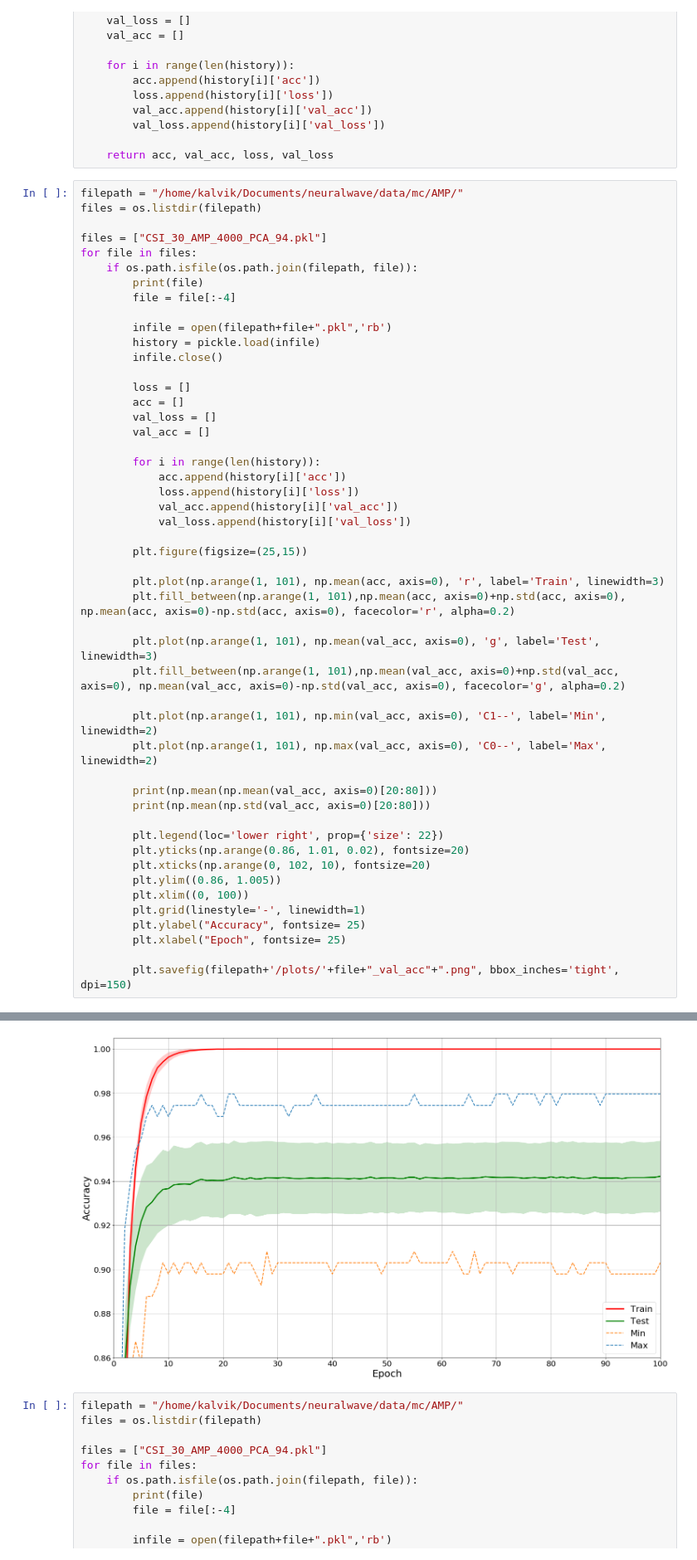
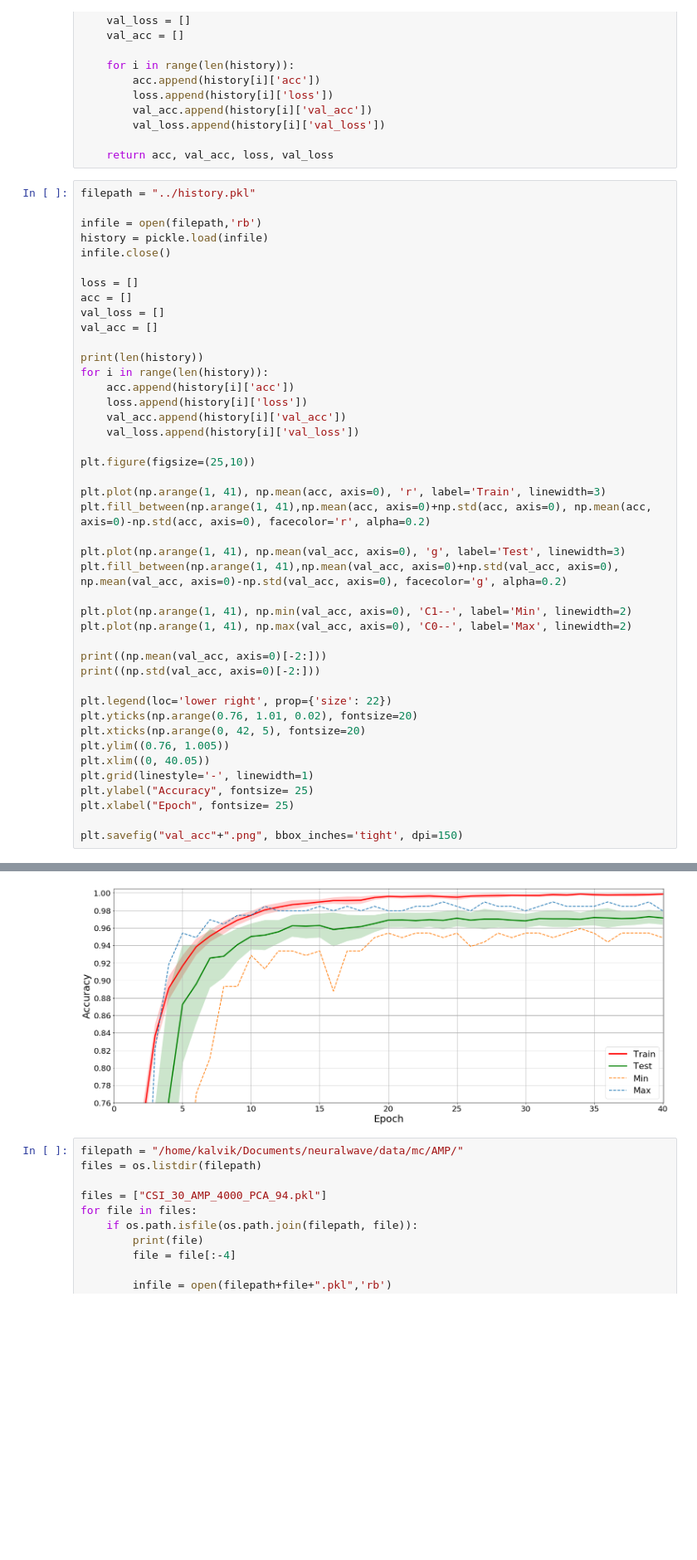
Before and after one commit to akarshp28/neuralwave, a Jupyter notebook: tools/plot_history.ipynb, the cells around one changed output, grey strips where cells are left out. Shown: that part at 83% size. Drawn from its saved outputs; the diff is of its cells as text; blank space fills up the shorter version.

```diff
--- a/tools/plot_history.ipynb
+++ b/tools/plot_history.ipynb
@@ -22,52 +22,46 @@ def get_history(filepath):
 
     return acc, val_acc, loss, val_loss
 # %%
-filepath = "/home/kalvik/Documents/neuralwave/data/mc/AMP/"
-files = os.listdir(filepath)
+filepath = "../history.pkl"
 
-files = ["CSI_30_AMP_4000_PCA_94.pkl"]
-for file in files:
-    if os.path.isfile(os.path.join(filepath, file)):
-        print(file)
-        file = file[:-4]
+infile = open(filepath,'rb')
+history = pickle.load(infile)
+infile.close()
 
-        infile = open(filepath+file+".pkl",'rb')
-        history = pickle.load(infile)
-        infile.close()
+loss = []
+acc = []
+val_loss = []
+val_acc = []
 
-        loss = []
-        acc = []
-        val_loss = []
-        val_acc = []
+print(len(history))
+for i in range(len(history)):
+    acc.append(history[i]['acc'])
+    loss.append(history[i]['loss'])
+    val_acc.append(history[i]['val_acc'])
+    val_loss.append(history[i]['val_loss'])
 
-        for i in range(len(history)):
-            acc.append(history[i]['acc'])
-            loss.append(history[i]['loss'])
-            val_acc.append(history[i]['val_acc'])
-            val_loss.append(history[i]['val_loss'])
+plt.figure(figsize=(25,10))
 
-        plt.figure(figsize=(25,15))
+plt.plot(np.arange(1, 41), np.mean(acc, axis=0), 'r', label='Train', linewidth=3)
+plt.fill_between(np.arange(1, 41),np.mean(acc, axis=0)+np.std(acc, axis=0), np.mean(acc, axis=0)-np.std(acc, axis=0), facecolor='r', alpha=0.2)
 
-        plt.plot(np.arange(1, 101), np.mean(acc, axis=0), 'r', label='Train', linewidth=3)
-        plt.fill_between(np.arange(1, 101),np.mean(acc, axis=0)+np.std(acc, axis=0), np.mean(acc, axis=0)-np.std(acc, axis=0), facecolor='r', alpha=0.2)
+plt.plot(np.arange(1, 41), np.mean(val_acc, axis=0), 'g', label='Test', linewidth=3)
+plt.fill_between(np.arange(1, 41),np.mean(val_acc, axis=0)+np.std(val_acc, axis=0), np.mean(val_acc, axis=0)-np.std(val_acc, axis=0), facecolor='g', alpha=0.2)
 
-        plt.plot(np.arange(1, 101), np.mean(val_acc, axis=0), 'g', label='Test', linewidth=3)
-        plt.fill_between(np.arange(1, 101),np.mean(val_acc, axis=0)+np.std(val_acc, axis=0), np.mean(val_acc, axis=0)-np.std(val_acc, axis=0), facecolor='g', alpha=0.2)
+plt.plot(np.arange(1, 41), np.min(val_acc, axis=0), 'C1--', label='Min', linewidth=2)
+plt.plot(np.arange(1, 41), np.max(val_acc, axis=0), 'C0--', label='Max', linewidth=2)
 
-        plt.plot(np.arange(1, 101), np.min(val_acc, axis=0), 'C1--', label='Min', linewidth=2)
-        plt.plot(np.arange(1, 101), np.max(val_acc, axis=0), 'C0--', label='Max', linewidth=2)
+print((np.mean(val_acc, axis=0)[-2:]))
+print((np.std(val_acc, axis=0)[-2:]))
 
-        print(np.mean(np.mean(val_acc, axis=0)[20:80]))
-        print(np.mean(np.std(val_acc, axis=0)[20:80]))
+plt.legend(loc='lower right', prop={'size': 22})
+plt.yticks(np.arange(0.76, 1.01, 0.02), fontsize=20)
+plt.xticks(np.arange(0, 42, 5), fontsize=20)
+plt.ylim((0.76, 1.005))
+plt.xlim((0, 40.05))
+plt.grid(linestyle='-', linewidth=1)
+plt.ylabel("Accuracy", fontsize= 25)
+plt.xlabel("Epoch", fontsize= 25)
 
-        plt.legend(loc='lower right', prop={'size': 22})
-        plt.yticks(np.arange(0.86, 1.01, 0.02), fontsize=20)
-        plt.xticks(np.arange(0, 102, 10), fontsize=20)
-        plt.ylim((0.86, 1.005))
-        plt.xlim((0, 100))
-        plt.grid(linestyle='-', linewidth=1)
-        plt.ylabel("Accuracy", fontsize= 25)
-        plt.xlabel("Epoch", fontsize= 25)
-
-        plt.savefig(filepath+'/plots/'+file+"_val_acc"+".png", bbox_inches='tight', dpi=150)
+plt.savefig("val_acc"+".png", bbox_inches='tight', dpi=150)
 # %% [output]
@@ -77,4 +71,4 @@ CSI_30_AMP_4000_PCA_94.pkl
-[figure, old version]
+[figure, new version]
 # %%
 filepath = "/home/kalvik/Documents/neuralwave/data/mc/AMP/"
 files = os.listdir(filepath)
```
Also changed, not shown: parts of 1 cell of this notebook, 15 other files.
